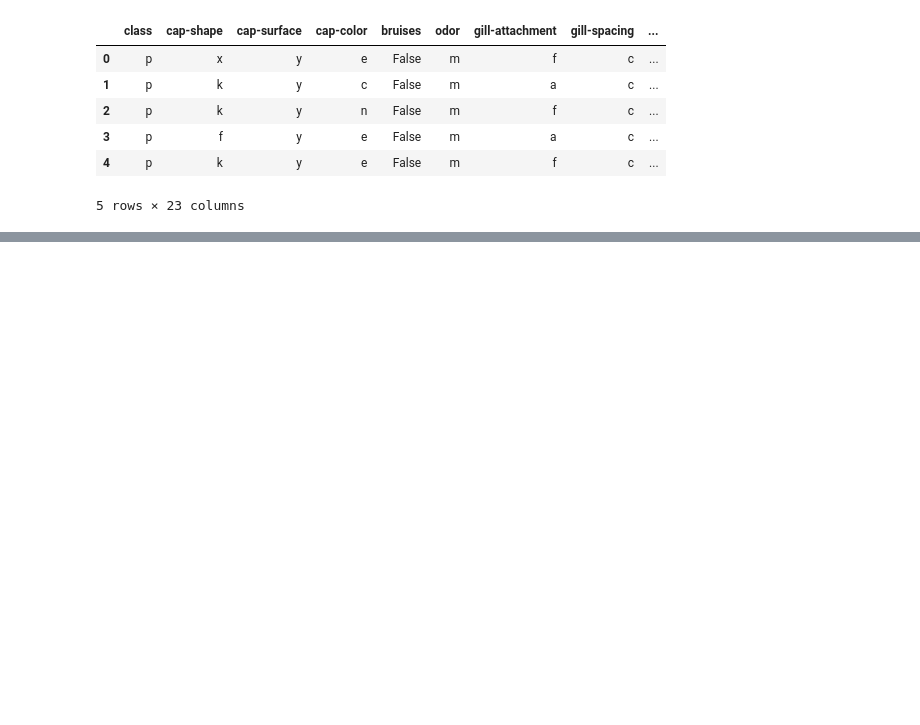
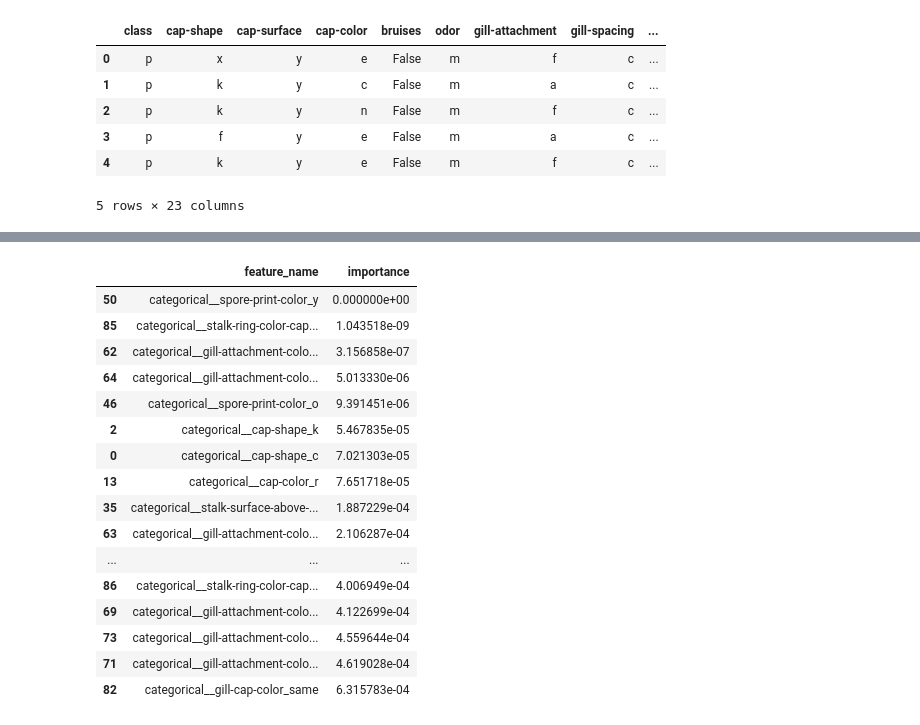
Before and after one commit to Vivian-Ellis/ML, a Jupyter notebook: Mushroom Classification : Random Forest/random_forest.ipynb, the cells around one changed output, grey strips where cells are left out. Saved outputs shown, nothing was run; the diff lists cells and outputs as text; code cells hidden in the pictures; blank space fills up the shorter version.

```diff
--- a/Mushroom Classification : Random Forest/random_forest.ipynb
+++ b/Mushroom Classification : Random Forest/random_forest.ipynb
@@ -116,0 +261,20 @@ sns.move_legend(ax, "lower center", bbox_to_anchor=(.5, .95), ncol=5, frameon=Fa
+# %%
+bottom_feats
+# %% [output]
+|  | feature_name | importance |
+| 50 | categorical__spore-print-color_y | 0.000000e+00 |
+| 85 | categorical__stalk-ring-color-cap... | 1.043518e-09 |
+| 62 | categorical__gill-attachment-colo... | 3.156858e-07 |
+| 64 | categorical__gill-attachment-colo... | 5.013330e-06 |
+| 46 | categorical__spore-print-color_o | 9.391451e-06 |
+| 2 | categorical__cap-shape_k | 5.467835e-05 |
+| 0 | categorical__cap-shape_c | 7.021303e-05 |
+| 13 | categorical__cap-color_r | 7.651718e-05 |
+| 35 | categorical__stalk-surface-above-... | 1.887229e-04 |
+| 63 | categorical__gill-attachment-colo... | 2.106287e-04 |
+| ... | ... | ... |
+| 86 | categorical__stalk-ring-color-cap... | 4.006949e-04 |
+| 69 | categorical__gill-attachment-colo... | 4.122699e-04 |
+| 73 | categorical__gill-attachment-colo... | 4.559644e-04 |
+| 71 | categorical__gill-attachment-colo... | 4.619028e-04 |
+| 82 | categorical__gill-cap-color_same | 6.315783e-04 |
```
Also changed, not shown: parts of 20 cells of this notebook.
